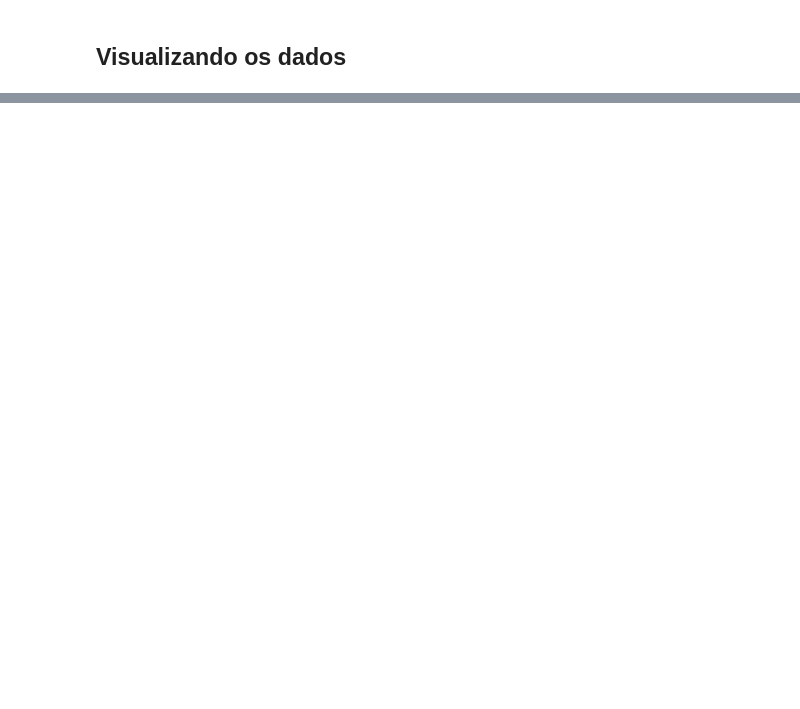
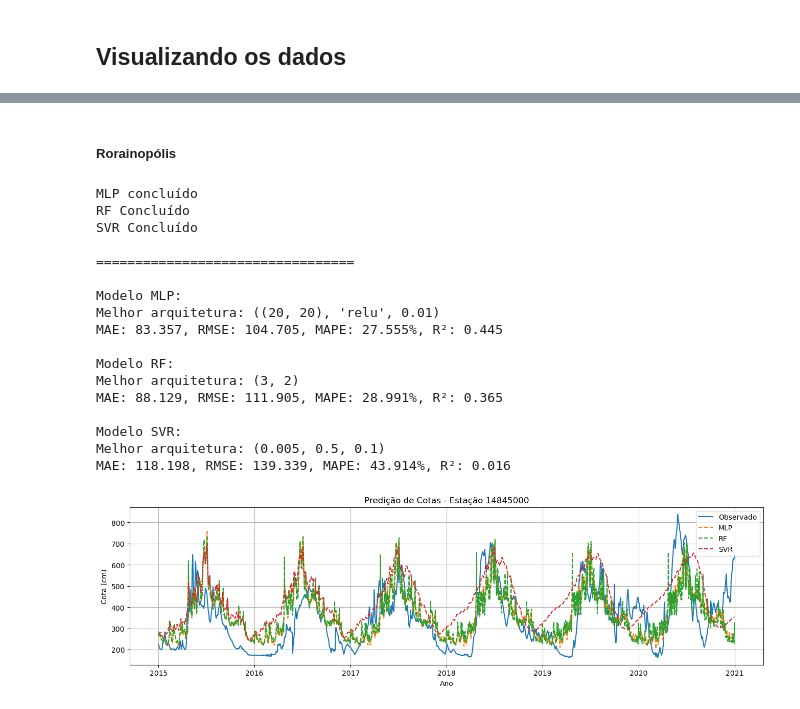
Before and after one commit to DioGS17/ML-HidroPrev, a Jupyter notebook: HidroPrev_ASAC23.ipynb, the cells around one changed output, grey strips where cells are left out. Saved outputs shown, nothing was run; the diff lists cells and outputs as text; code cells hidden in the pictures; blank space fills up the shorter version.

```diff
--- a/HidroPrev_ASAC23.ipynb
+++ b/HidroPrev_ASAC23.ipynb
@@ -225,0 +351,23 @@ R²: 0.6874, MSE: 55419.1981, RMSE: 235.4128, MAE: 182.8892
+# %% [markdown]
+##### Rorainopólis
+# %%
+treinamento(treino['14845000'], teste['14845000'], grid1, grid2, grid3)
+# %% [output]
+MLP concluído
+RF Concluído
+SVR Concluído
+
+=================================
+
+Modelo MLP:
+Melhor arquitetura: ((20, 20), 'relu', 0.01)
+MAE: 83.357, RMSE: 104.705, MAPE: 27.555%, R²: 0.445
+
+Modelo RF:
+Melhor arquitetura: (3, 2)
+MAE: 88.129, RMSE: 111.905, MAPE: 28.991%, R²: 0.365
+
+Modelo SVR:
+Melhor arquitetura: (0.005, 0.5, 0.1)
+MAE: 118.198, RMSE: 139.339, MAPE: 43.914%, R²: 0.016
+[figure, added]
```
Also changed, not shown: parts of 28 cells of this notebook, 2 other files.
